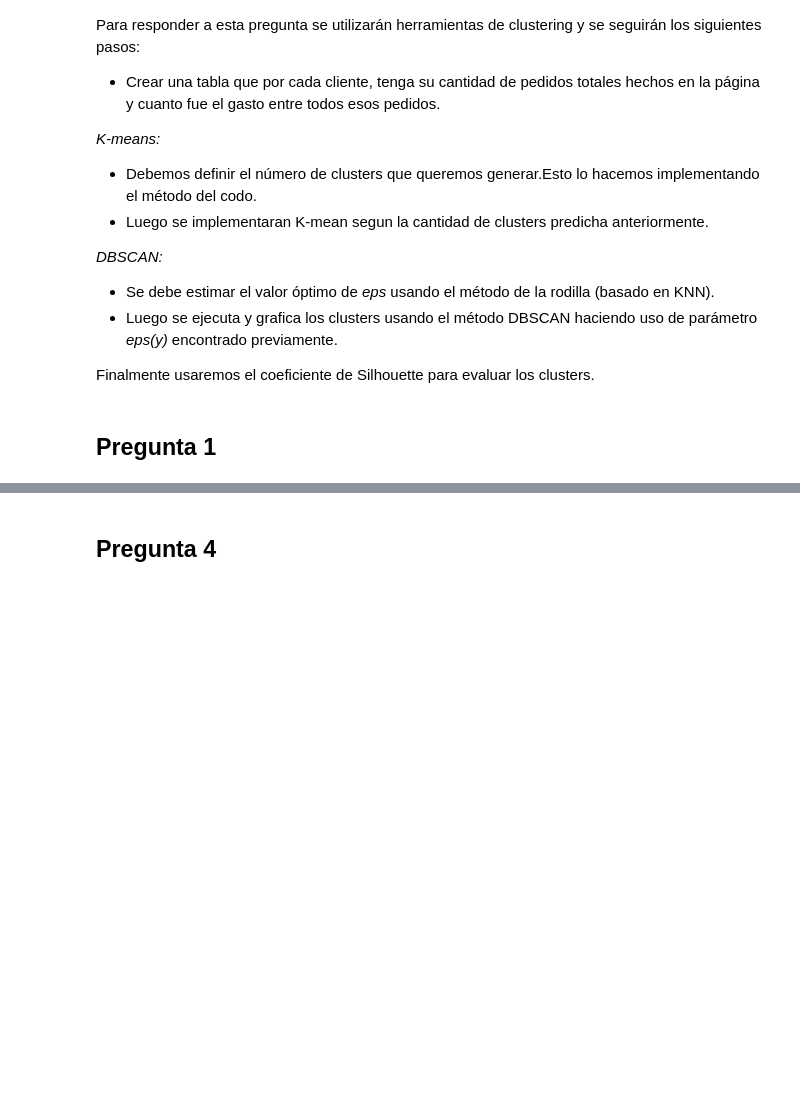
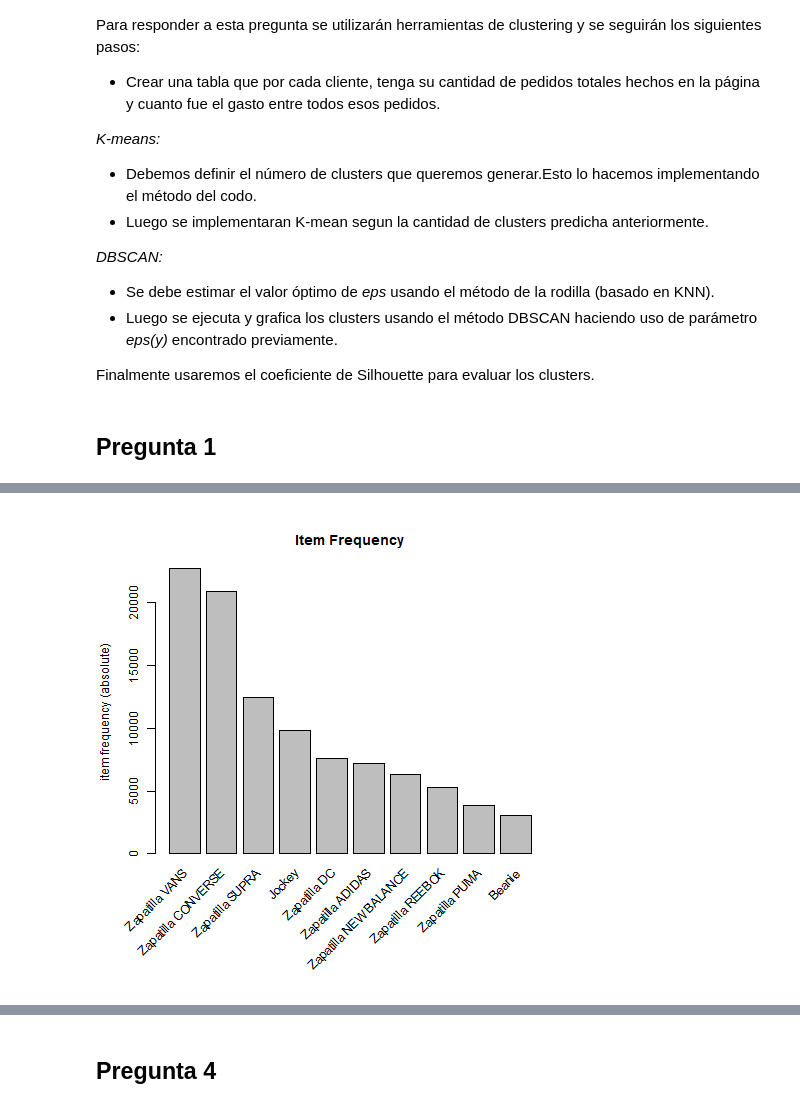
Before and after one commit to doragonUni/CC5206-DataMining-Block, a Jupyter notebook: Hito3.ipynb, the cells around one changed output, grey strips where cells are left out. Drawn from its saved outputs; the diff is of its cells as text; code cells hidden in the pictures; blank space fills up the shorter version.

```diff
--- a/Hito3.ipynb
+++ b/Hito3.ipynb
@@ -348,0 +395,3 @@ details.head()
+# %%
+%%R
+canastas <- read.transactions("canastas.csv", sep=";")
@@ -348,0 +436,5 @@ details.head()
+# %%
+%%R
+itemFrequencyPlot(canastas, topN=10, type="absolute", main="Item Frequency")
+# %% [output]
+[figure, added]
```
Also changed, not shown: parts of 13 cells of this notebook.
